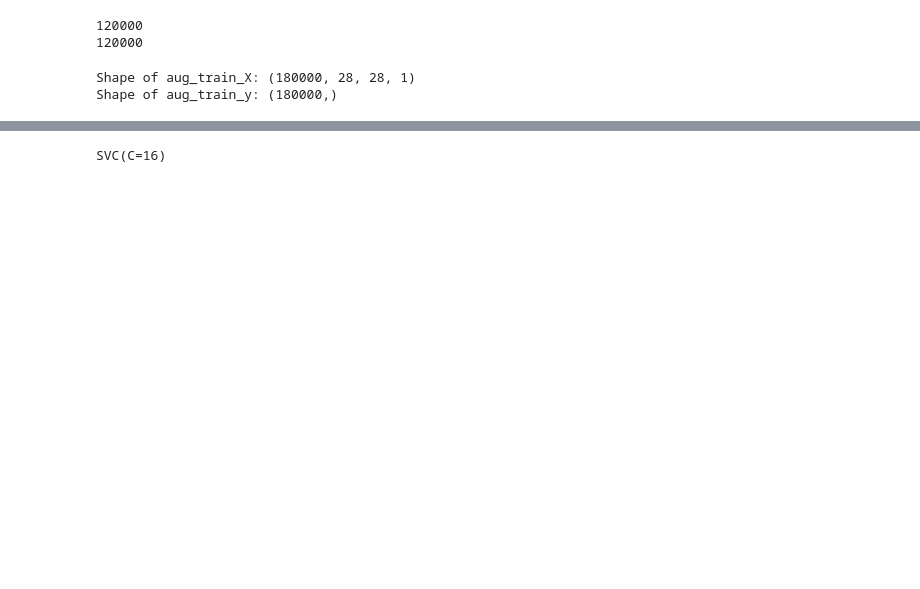
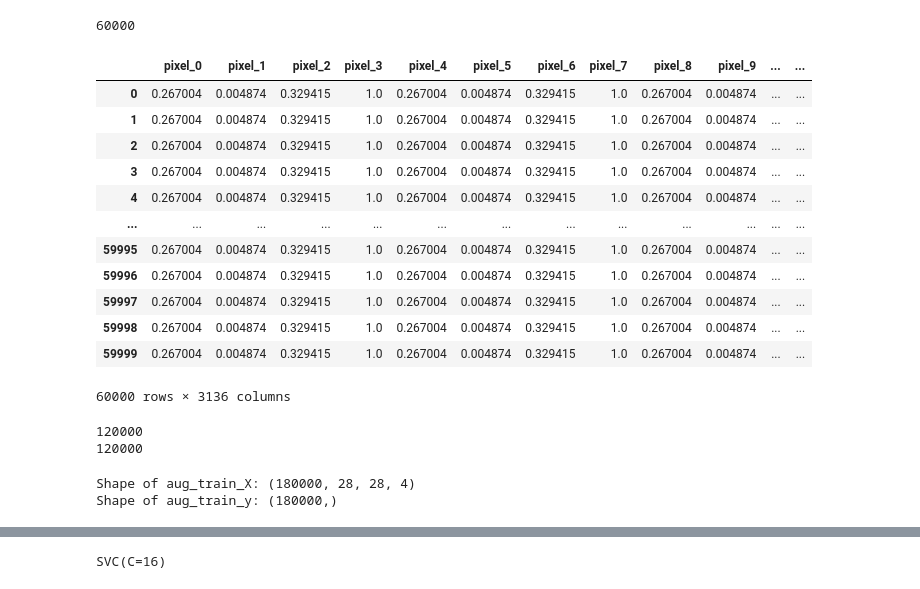
Before and after one commit to kimin-u/ML23_2, a Jupyter notebook: shirt_binary_RGB.ipynb, the cells around one changed output, grey strips where cells are left out. Cells and saved outputs as stored; diff of their text form; code cells hidden in the pictures; blank space fills up the shorter version.

```diff
--- a/shirt_binary_RGB.ipynb
+++ b/shirt_binary_RGB.ipynb
@@ -22,3 +30,36 @@ train_X = training_data.drop('label',axis=1)
+# %%
+# 이미지 픽셀값 불러오기
+new_dataX = np.load('rgb_images.npy') # new_dataX 데이터 셋은 이미 데이터 정규화가 되어 있는 상태
+
+num_images = len(new_dataX)
+print(num_images)
+# new_dataX
+# %% [output]
+60000
+# %%
+# 4D 배열 2D로 펼치기
+flat_images = new_dataX.reshape((new_dataX.shape[0], -1))
+
+# Convert to DataFrame
+columns = [f'pixel_{i}' for i in range(flat_images.shape[1])]
+RGB_X = pd.DataFrame(data=flat_images, columns=columns)
+
+# Display the DataFrame - 이건 그냥 판다스로 내부 구조 파악해보기
+RGB_X
+# %% [output]
+|  | pixel_0 | pixel_1 | pixel_2 | pixel_3 | pixel_4 | pixel_5 | pixel_6 | pixel_7 | pixel_8 | pixel_9 | ... | ... |
+| 0 | 0.267004 | 0.004874 | 0.329415 | 1.0 | 0.267004 | 0.004874 | 0.329415 | 1.0 | 0.267004 | 0.004874 | ... | ... |
+| 1 | 0.267004 | 0.004874 | 0.329415 | 1.0 | 0.267004 | 0.004874 | 0.329415 | 1.0 | 0.267004 | 0.004874 | ... | ... |
+| 2 | 0.267004 | 0.004874 | 0.329415 | 1.0 | 0.267004 | 0.004874 | 0.329415 | 1.0 | 0.267004 | 0.004874 | ... | ... |
+| 3 | 0.267004 | 0.004874 | 0.329415 | 1.0 | 0.267004 | 0.004874 | 0.329415 | 1.0 | 0.267004 | 0.004874 | ... | ... |
+| 4 | 0.267004 | 0.004874 | 0.329415 | 1.0 | 0.267004 | 0.004874 | 0.329415 | 1.0 | 0.267004 | 0.004874 | ... | ... |
+| ... | ... | ... | ... | ... | ... | ... | ... | ... | ... | ... | ... | ... |
+| 59995 | 0.267004 | 0.004874 | 0.329415 | 1.0 | 0.267004 | 0.004874 | 0.329415 | 1.0 | 0.267004 | 0.004874 | ... | ... |
+| 59996 | 0.267004 | 0.004874 | 0.329415 | 1.0 | 0.267004 | 0.004874 | 0.329415 | 1.0 | 0.267004 | 0.004874 | ... | ... |
+| 59997 | 0.267004 | 0.004874 | 0.329415 | 1.0 | 0.267004 | 0.004874 | 0.329415 | 1.0 | 0.267004 | 0.004874 | ... | ... |
+| 59998 | 0.267004 | 0.004874 | 0.329415 | 1.0 | 0.267004 | 0.004874 | 0.329415 | 1.0 | 0.267004 | 0.004874 | ... | ... |
+| 59999 | 0.267004 | 0.004874 | 0.329415 | 1.0 | 0.267004 | 0.004874 | 0.329415 | 1.0 | 0.267004 | 0.004874 | ... | ... |
+60000 rows × 3136 columns
 # %%
 datagen = ImageDataGenerator(
     width_shift_range=0.10,
@@ -55,10 +96,10 @@ print(len(aug_train_y))
 120000
 120000
 # %%
-for index, row in tqdm(train_X.iterrows(), total=len(train_X)):
+for index, row in tqdm(RGB_X.iterrows(), total=len(RGB_X)):
     random_num = np.random.random()
 
-    img = row.values.reshape((28, 28, 1))
+    img = row.values.reshape((28, 28, 4))
     img_array = image.img_to_array(img)
     img_array = np.expand_dims(img_array, axis=0)
 
@@ -79,7 +120,7 @@ aug_train_y = np.array(aug_train_y)
 print("Shape of aug_train_X:", aug_train_X.shape)
 print("Shape of aug_train_y:", aug_train_y.shape)
 # %% [output]
-Shape of aug_train_X: (180000, 28, 28, 1)
+Shape of aug_train_X: (180000, 28, 28, 4)
 Shape of aug_train_y: (180000,)
 # %%
 aug_train_X = aug_train_X.reshape((aug_train_X.shape[0], -1))
```
Also changed, not shown: parts of 16 cells of this notebook, 1 other file.
